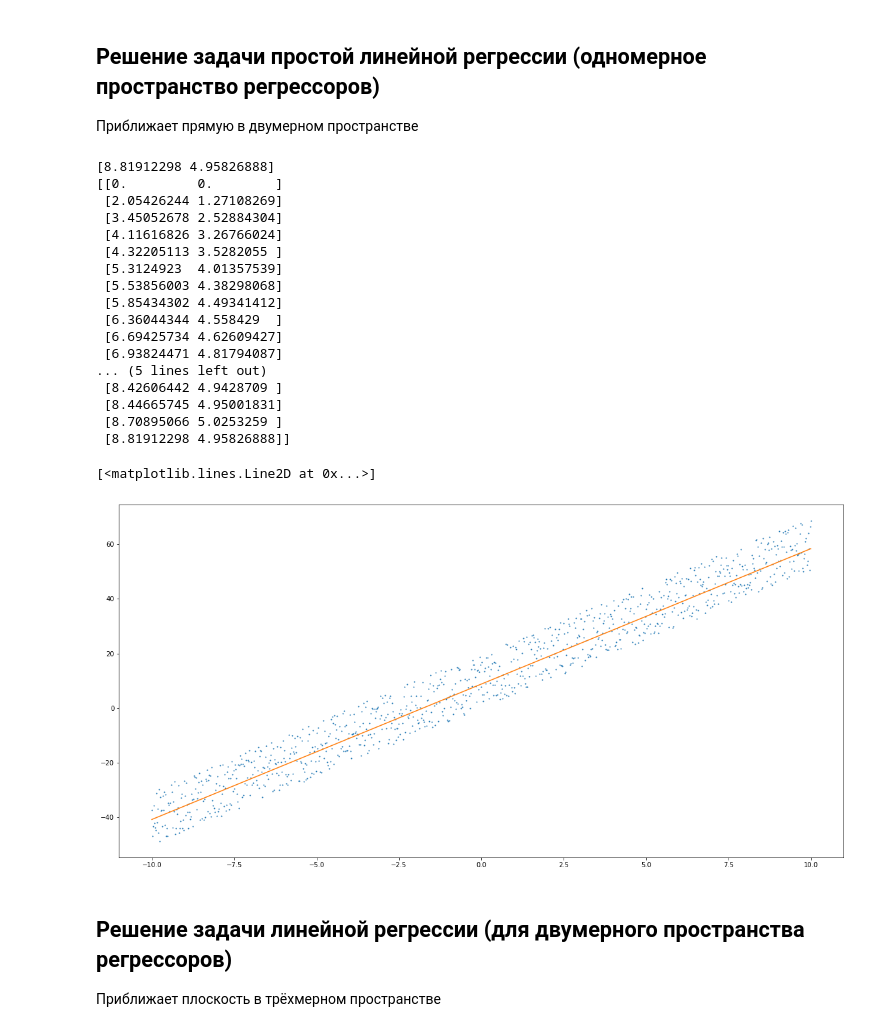
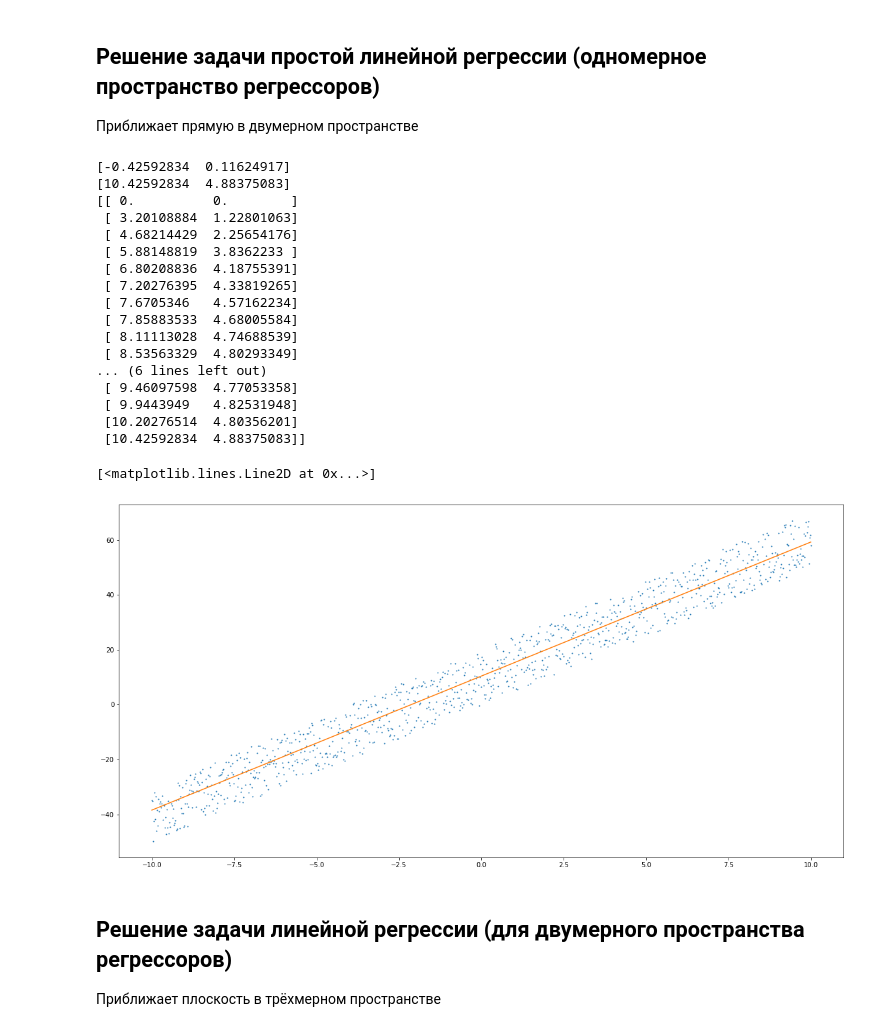
Before and after one commit to enotvtapke/met_opt_lab_2, a Jupyter notebook: SGD.ipynb, the cells around one changed output. Saved outputs shown, nothing was run; the diff lists cells and outputs as text; code cells hidden in the pictures.

```diff
--- a/SGD.ipynb
+++ b/SGD.ipynb
@@ -92,8 +92,8 @@ It is pretty slow.
 def generate_minimized_fun(t:List, ft:List) -> List[Callable[[List], float]]:
     sum_fun = np.empty(len(t), dtype=partial)
     for i in range(len(t)):
-        # Captures t[i] and ft[i] from current context
-        sum_fun[i] = partial(lambda t, ft, a: 1 / len(t) * np.square(a[0] + np.sum(a[1:] * t) - ft), t[i], ft[i])
+        # Captures t[i], ft[i] and len(t) from current context
+        sum_fun[i] = partial(lambda t, ft, l, a: 1 / (2 * l) * np.square(a[0] + np.sum(a[1:] * t) - ft), t[i], ft[i], len(t))
     np.random.shuffle(sum_fun)
     return sum_fun
 
@@ -116,45 +116,46 @@ def sgd(sum_fun:List[Callable[[ndarray], float]], x:ndarray, epoch:int, batch_si
 # %%
 tt = np.linspace(-10, 10, 1000)
 b = [10, 5]
 t, ft = generate_dataset(b, 10, tt)
 sum_fun = generate_minimized_fun(t, ft)
 
 # SGD params
 x = np.zeros(2)
 epoch = 20
 batch_size = 20
-lr = [0.05, 0.004]
+lr = [200, 10]
 
 points = sgd(sum_fun, x, epoch, batch_size, lr)
 min_point = points[-1]
 
+print(b - min_point)
 print(min_point)
 print(points)
 
 # Plots dataset
 plt.plot(t, ft, 'o', markersize=1)
 # Plots approximated function
 plt.plot(tt, min_point[1] * tt + min_point[0])
 # %% [output]
-[8.81912298 4.95826888]
-[[0.         0.        ]
- [2.05426244 1.27108269]
- [3.45052678 2.52884304]
- [4.11616826 3.26766024]
- [4.32205113 3.5282055 ]
- [5.3124923  4.01357539]
- [5.53856003 4.38298068]
- [5.85434302 4.49341412]
- [6.36044344 4.558429  ]
- [6.69425734 4.62609427]
- [6.93824471 4.81794087]
-... (5 lines left out)
- [8.42606442 4.9428709 ]
- [8.44665745 4.95001831]
- [8.70895066 5.0253259 ]
- [8.81912298 4.95826888]]
+[-0.42592834  0.11624917]
+[10.42592834  4.88375083]
+[[ 0.          0.        ]
+ [ 3.20108884  1.22801063]
+ [ 4.68214429  2.25654176]
+ [ 5.88148819  3.8362233 ]
+ [ 6.80208836  4.18755391]
+ [ 7.20276395  4.33819265]
+ [ 7.6705346   4.57162234]
+ [ 7.85883533  4.68005584]
+ [ 8.11113028  4.74688539]
+ [ 8.53563329  4.80293349]
+... (6 lines left out)
+ [ 9.46097598  4.77053358]
+ [ 9.9443949   4.82531948]
+ [10.20276514  4.80356201]
+ [10.42592834  4.88375083]]
 [<matplotlib.lines.Line2D at 0x...>]
-[figure, old version]
+[figure, new version]
 # %% [markdown]
 ## Решение задачи линейной регрессии (для двумерного пространства регрессоров)
 Приближает плоскость в трёхмерном пространстве
```
Also changed, not shown: parts of 11 cells of this notebook.
